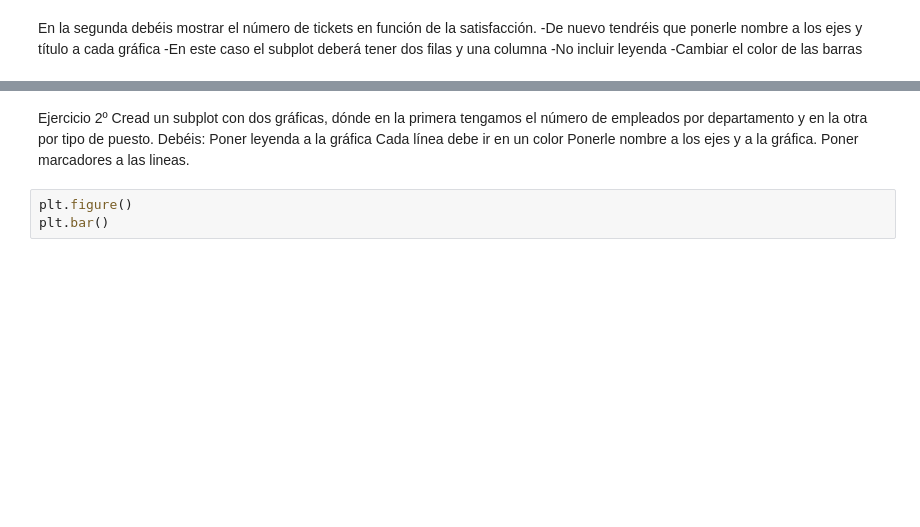
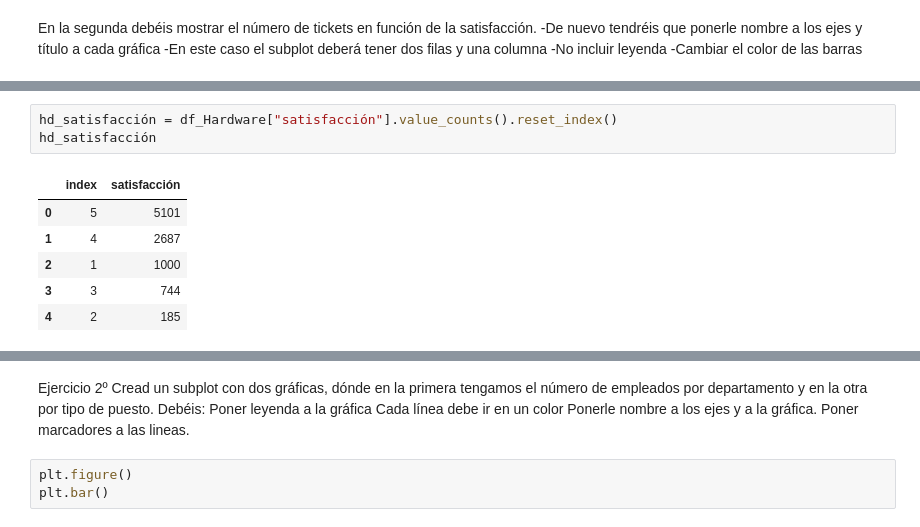
Before and after one commit to PalomaDA/DA-promod-modulo2-sprint1-Jacqueline-Paloma, a Jupyter notebook: visualización-2.ipynb, the cells around one changed output, grey strips where cells are left out. Cells and saved outputs as stored; diff of their text form; blank space fills up the shorter version.

```diff
--- a/visualización-2.ipynb
+++ b/visualización-2.ipynb
@@ -80,0 +100,10 @@ KeyboardInterrupt:
+# %%
+hd_satisfacción = df_Hardware["satisfacción"].value_counts().reset_index()
+hd_satisfacción
+# %% [output]
+|  | index | satisfacción |
+| 0 | 5 | 5101 |
+| 1 | 4 | 2687 |
+| 2 | 1 | 1000 |
+| 3 | 3 | 744 |
+| 4 | 2 | 185 |
```
Also changed, not shown: parts of 15 cells of this notebook.
